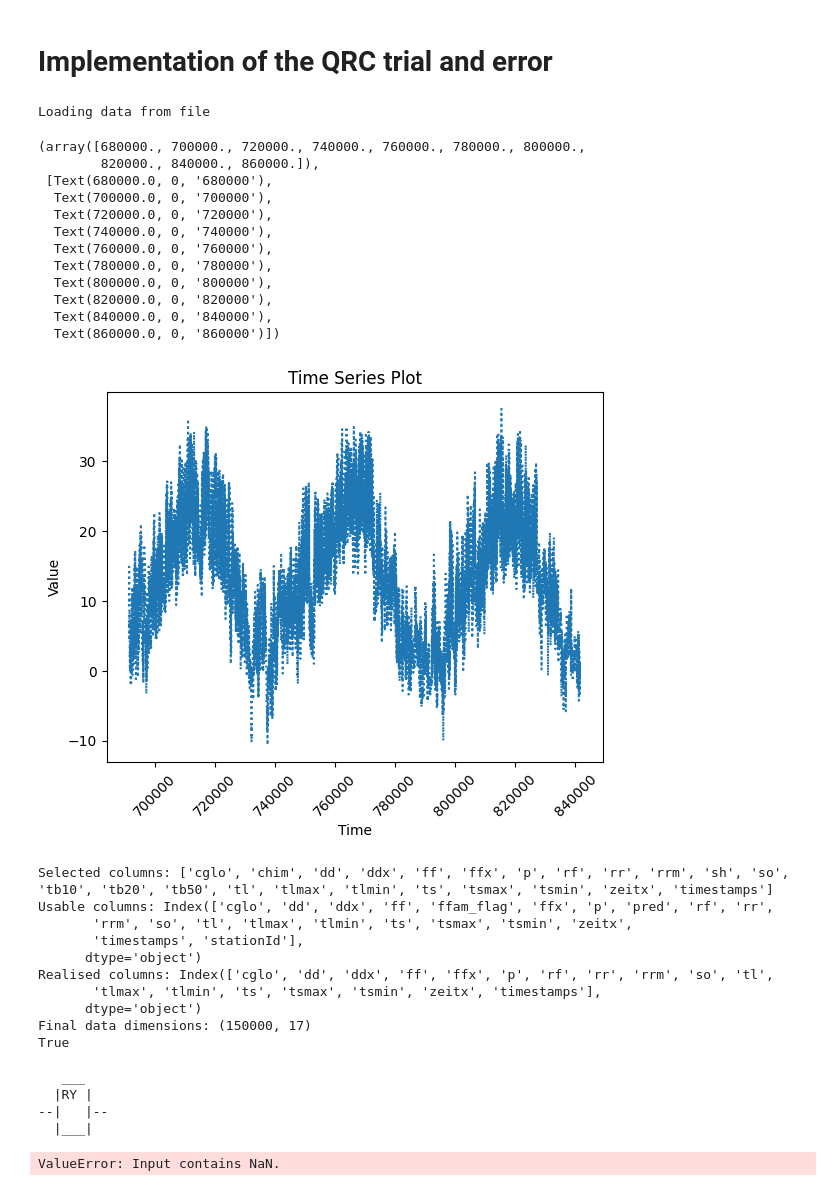
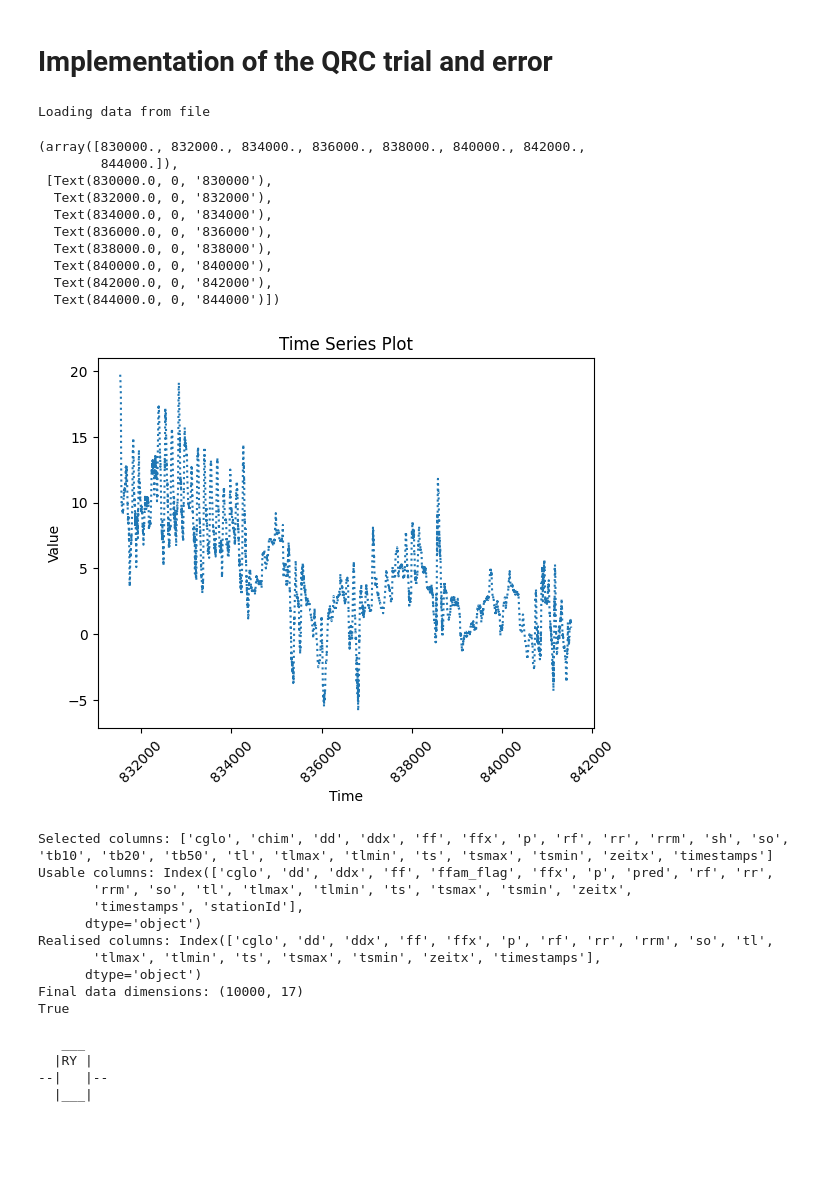
Before and after one commit to MorenoMarrara/MasterThesisProject-HCW-QuantumReservoirComputing, a Jupyter notebook: notebooks/QRC-simulation.ipynb, the cells around one changed output. Cells and saved outputs as stored; diff of their text form; code cells hidden in the pictures; blank space fills up the shorter version.

Commit message:
running quantum reservoir model

```diff
--- a/notebooks/QRC-simulation.ipynb
+++ b/notebooks/QRC-simulation.ipynb
@@ -3,42 +3,40 @@
 # %%
 from matplotlib import pyplot as plt
 import os.path
 
 from qreservoir.encoders import CHEEncoder
 from qreservoir.models import RCModel
 from qreservoir.reservoirs import CNOTReservoir
 from sklearn.linear_model import LinearRegression
 
 from src.data.loading.configs import MODEL_DIR_QRC
 # ---- load data ----
 from src.data.loading.geosphere import Geosphere
 
 data = Geosphere().load_data_into_memory()
 
-historically_relevant_data = data[-150000:]
+historically_relevant_data = data[-10000:]
 
 plt.plot(historically_relevant_data.index, historically_relevant_data['tl'], linestyle = 'dotted')
 
 # Add title and axis labels
 plt.title('Time Series Plot')
 plt.xlabel('Time')
 plt.ylabel('Value')
 plt.xticks(rotation=45)
 # %% [output]
 Loading data from file
-(array([680000., 700000., 720000., 740000., 760000., 780000., 800000.,
-        820000., 840000., 860000.]),
- [Text(680000.0, 0, '680000'),
-  Text(700000.0, 0, '700000'),
-  Text(720000.0, 0, '720000'),
-  Text(740000.0, 0, '740000'),
-  Text(760000.0, 0, '760000'),
-  Text(780000.0, 0, '780000'),
-  Text(800000.0, 0, '800000'),
-  Text(820000.0, 0, '820000'),
+(array([830000., 832000., 834000., 836000., 838000., 840000., 842000.,
+        844000.]),
+ [Text(830000.0, 0, '830000'),
+  Text(832000.0, 0, '832000'),
+  Text(834000.0, 0, '834000'),
+  Text(836000.0, 0, '836000'),
+  Text(838000.0, 0, '838000'),
   Text(840000.0, 0, '840000'),
-  Text(860000.0, 0, '860000')])
+  Text(842000.0, 0, '842000'),
+  Text(844000.0, 0, '844000')])
-[figure, old version]
+[figure, new version]
 # %%
 # ---- select data ----
 
@@ -97,7 +95,7 @@ Usable columns: Index(['cglo', 'dd', 'ddx', 'ff', 'ffam_flag', 'ffx', 'p', 'pred
 Realised columns: Index(['cglo', 'dd', 'ddx', 'ff', 'ffx', 'p', 'rf', 'rr', 'rrm', 'so', 'tl',
        'tlmax', 'tlmin', 'ts', 'tsmax', 'tsmin', 'zeitx', 'timestamps'],
       dtype='object')
-Final data dimensions: (150000, 17)
+Final data dimensions: (10000, 17)
 True
 # %%
 from qulacs import Observable
@@ -114,12 +112,17 @@ import qreservoir.encoders as qe
 # reload/select best model
 file = MODEL_DIR_QRC / "QRC_model.pkl"
 
+import pmdarima as pa
+filtered_data = final_data['tl']
+train, test = pa.model_selection.train_test_split(filtered_data, test_size=0.2)
+train, test = train.to_numpy().reshape(-1,1), test.to_numpy().reshape(-1,1)
+
 # create model
 my_encoder = qe.CHEEncoder(feature_num=1)
 my_encoder.print_circuit()
 
 my_reservoir = CNOTReservoir(my_encoder,
-                             ancilla_num=5,
+                             ancilla_num=1,
                              depth=1)
 my_observables = [Observable(1) for _ in range(1)]
 model = RCModel(reservoir=my_reservoir,
@@ -129,7 +132,7 @@ model = RCModel(reservoir=my_reservoir,
 if os.path.exists(file):
     QRC_model = pickle.load(open(file, "rb"))
 else:
-    QRC_model = model.fit(final_data)
+    QRC_model = model.fit(train)
     with open(file, 'wb') as pkl:
         pickle.dump(QRC_model, pkl)
 
@@ -143,4 +146,3 @@ else:
   |RY |
 --|   |--
   |___|
-ValueError: Input contains NaN.
```
Also changed, not shown: 1 other file.
